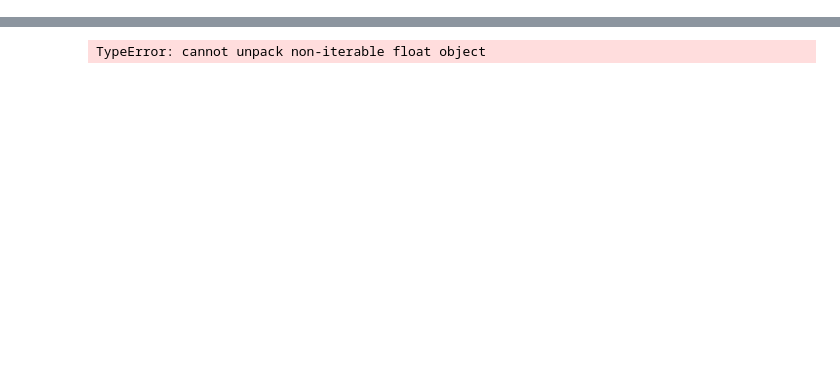
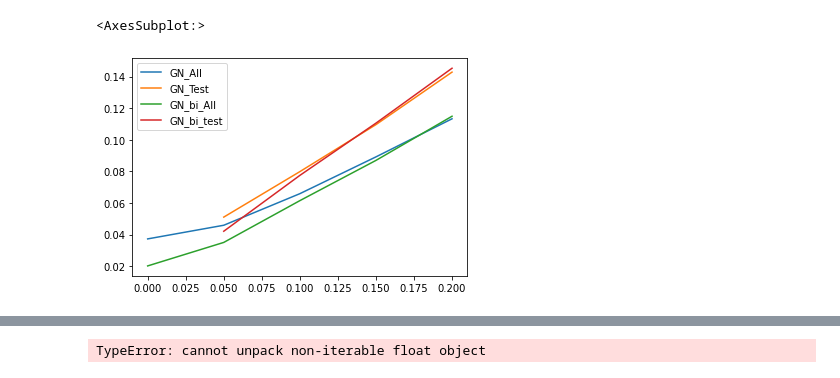
Before and after one commit to FreeTheOtter/BNP-Net, a Jupyter notebook: src/Link_Prediction_Sim.ipynb, the cells around one changed output, grey strips where cells are left out. Drawn from its saved outputs; the diff is of its cells as text; code cells hidden in the pictures; blank space fills up the shorter version.

```diff
--- a/src/Link_Prediction_Sim.ipynb
+++ b/src/Link_Prediction_Sim.ipynb
@@ -282 +303,6 @@ import pickle as pkl
+# %%
+(df.iloc[-4:,:5]/5).T.plot()
+# %% [output]
+<AxesSubplot:>
+[figure, added]
 # %%
```
Also changed, not shown: parts of 14 cells of this notebook, 6 other files.
